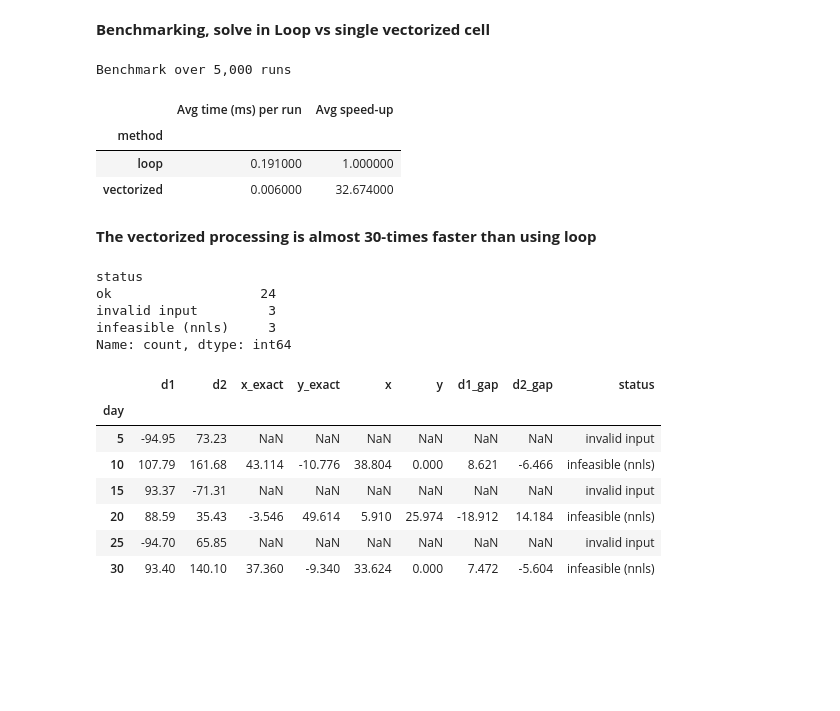
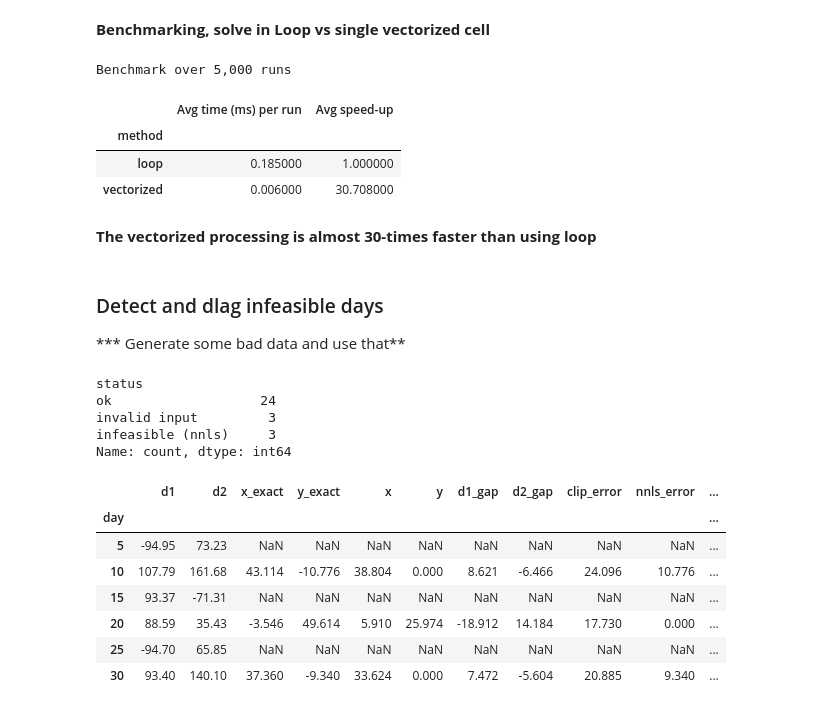
Before and after one commit to instantiate2roy/assignment-1, a Jupyter notebook: project2_solar.ipynb, the cells around one changed output. Cells and saved outputs as stored; diff of their text form; code cells hidden in the pictures; blank space fills up the shorter version.

```diff
--- a/project2_solar.ipynb
+++ b/project2_solar.ipynb
@@ -97,7 +97,7 @@ def solve_with_loop(d_data):
     results = []
     #processing with loop
     for l_d1, l_d2 in d_data:
-        results.append(micro_grid.solve(l_d1, l_d2))
+        results.append(micro_grid.solve_day(l_d1, l_d2))
     return results
 
 def solve_with_single_v_cell(d_data):
@@ -140,59 +140,76 @@ else:
 Benchmark over 5,000 runs
 |  | Avg time (ms) per run | Avg speed-up |
 | method |  |  |
-| loop | 0.191000 | 1.000000 |
-| vectorized | 0.006000 | 32.674000 |
+| loop | 0.185000 | 1.000000 |
+| vectorized | 0.006000 | 30.708000 |
 # %% [markdown]
 **The vectorized processing is almost 30-times faster than using loop**
+# %% [markdown]
+### Detect and dlag infeasible days
+*** Generate some bad data and use that**
 # %%
 from scipy.optimize import nnls
 
 #generate bad data
 bad_csv_file_path = './files/solar_bad_data.csv'
 csv_generator_2 = CsvGenerator()
-csv_generator_2.solar_grid_csv(bad_csv_file_path,30,36, False)
+csv_generator_2.solar_grid_csv(bad_csv_file_path, 30, 36, False)
 
 #check if csv file with bad data exists
 if Path(bad_csv_file_path).exists():
     with open(bad_csv_file_path, "r") as file:
         bad_data_rows = list(csv.DictReader(file))
 
     report = []
     for r in bad_data_rows:
-        d1, d2 = float(r["d1"]), float(r["d2"])
+        day, d1, d2 = int(r["day"]), float(r["d1"]), float(r["d2"])
 
         #negative demand is bad data, nothing to solve
         if d1 < 0 or d2 < 0:
-            report.append([int(r["day"]), d1, d2, None, None, None, None, None, None, "invalid input"])
+            report.append([day, d1, d2, None, None, None, None, None, None, None, None, "invalid input"])
             continue
 
-        x, y = micro_grid.solve(d1, d2)
+        x, y = micro_grid.solve_day(d1, d2)
+
         if x >= -1e-9 and y >= -1e-9:
+            #feasible: exact solution, no gap, no error
             fx, fy, status = x, y, "ok"
+            nnls_error, clip_error = 0.0, 0.0
         else:
-            (fx, fy), _ = nnls(micro_grid.co_efficients, [d1, d2])
-            status = "infeasible (nnls)"
+            #option 1, clipping: set negative values to 0, keep the other as is
             cx, cy = max(x, 0), max(y, 0)
             clip_error = ((3*cx + 2*cy - d1)**2 + (4*cx + cy - d2)**2) ** 0.5
-        report.append([int(r["day"]), d1, d2, x, y, fx, fy, 3*fx + 2*fy - d1, 4*fx + fy - d2, status])
 
-    report = pandas.DataFrame(report, columns=["day", "d1", "d2", "x_exact", "y_exact", "x", "y", "d1_gap", "d2_gap", "status"]).set_index("day")
+            #option 2, nnls: best non-negative x, y (used as the dispatch)
+            (fx, fy), nnls_error = nnls(micro_grid.co_efficients, [d1, d2])
+            status = "infeasible (nnls)"
+
+        #gap = supplied minus demanded, negative means a shortfall
+        d1_gap = 3*fx + 2*fy - d1
+        d2_gap = 4*fx + fy - d2
+
+        report.append([day, d1, d2, x, y, fx, fy, d1_gap, d2_gap, clip_error, nnls_error, status])
+
+    report = pandas.DataFrame(report, columns=[
+        "day", "d1", "d2", "x_exact", "y_exact", "x", "y",
+        "d1_gap", "d2_gap", "clip_error", "nnls_error", "status"
+    ]).set_index("day")
 
     print(report["status"].value_counts())
     display(report[report["status"] != "ok"].round(3))
 else:
     print(f"{bad_csv_file_path} does not exist!")
 # %% [output]
 status
 ok                   24
 invalid input         3
 infeasible (nnls)     3
 Name: count, dtype: int64
-|  | d1 | d2 | x_exact | y_exact | x | y | d1_gap | d2_gap | status |
-| day |  |  |  |  |  |  |  |  |  |
-| 5 | -94.95 | 73.23 | NaN | NaN | NaN | NaN | NaN | NaN | invalid input |
-| 10 | 107.79 | 161.68 | 43.114 | -10.776 | 38.804 | 0.000 | 8.621 | -6.466 | infeasible (nnls) |
-| 15 | 93.37 | -71.31 | NaN | NaN | NaN | NaN | NaN | NaN | invalid input |
-| 20 | 88.59 | 35.43 | -3.546 | 49.614 | 5.910 | 25.974 | -18.912 | 14.184 | infeasible (nnls) |
-| 25 | -94.70 | 65.85 | NaN | NaN | NaN | NaN | NaN | NaN | invalid input |
-| 30 | 93.40 | 140.10 | 37.360 | -9.340 | 33.624 | 0.000 | 7.472 | -5.604 | infeasible (nnls) |
+|  | d1 | d2 | x_exact | y_exact | x | y | d1_gap | d2_gap | clip_error | nnls_error | ... |
+| day |  |  |  |  |  |  |  |  |  |  | ... |
+| 5 | -94.95 | 73.23 | NaN | NaN | NaN | NaN | NaN | NaN | NaN | NaN | ... |
+| 10 | 107.79 | 161.68 | 43.114 | -10.776 | 38.804 | 0.000 | 8.621 | -6.466 | 24.096 | 10.776 | ... |
+| 15 | 93.37 | -71.31 | NaN | NaN | NaN | NaN | NaN | NaN | NaN | NaN | ... |
+| 20 | 88.59 | 35.43 | -3.546 | 49.614 | 5.910 | 25.974 | -18.912 | 14.184 | 17.730 | 0.000 | ... |
+| 25 | -94.70 | 65.85 | NaN | NaN | NaN | NaN | NaN | NaN | NaN | NaN | ... |
+| 30 | 93.40 | 140.10 | 37.360 | -9.340 | 33.624 | 0.000 | 7.472 | -5.604 | 20.885 | 9.340 | ... |
```
Also changed, not shown: parts of 9 cells of this notebook, 4 other files.
